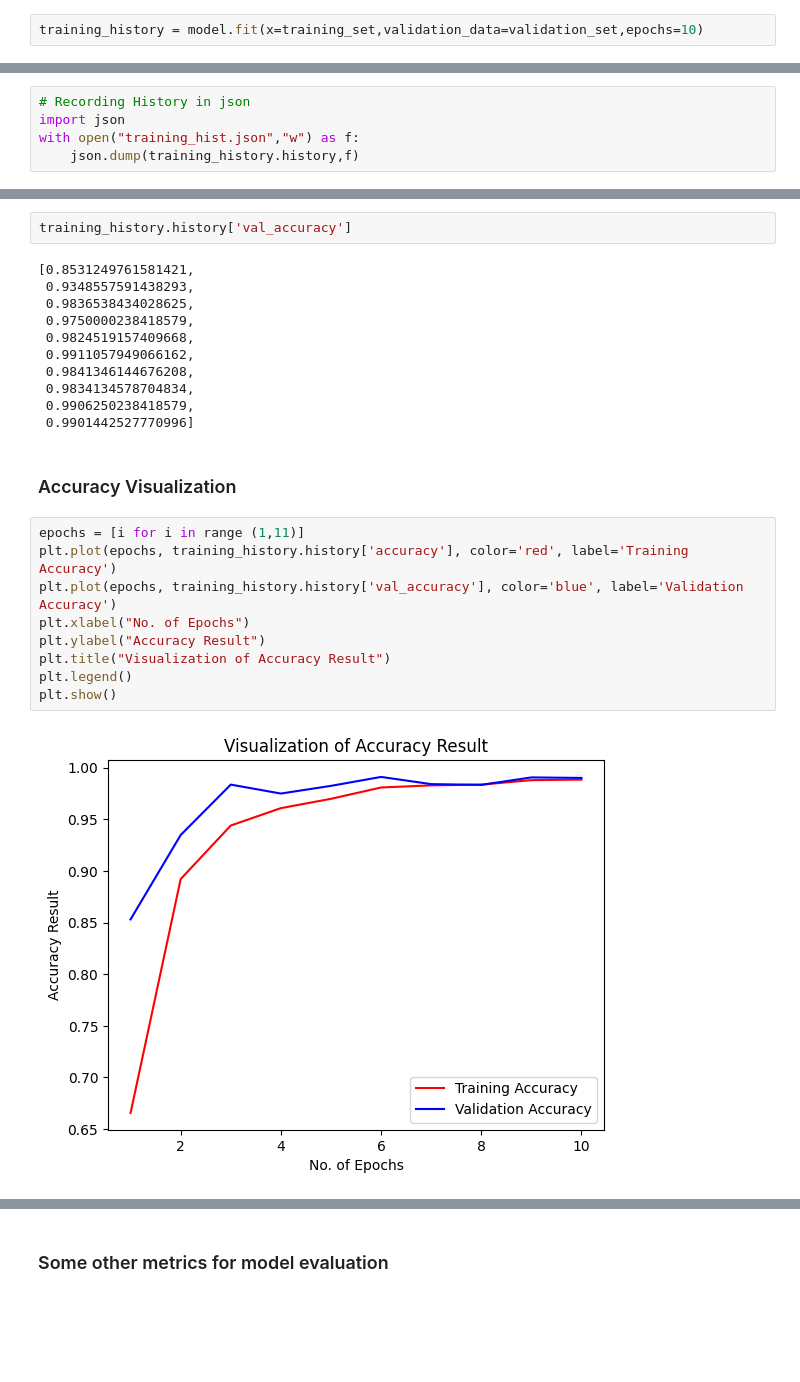
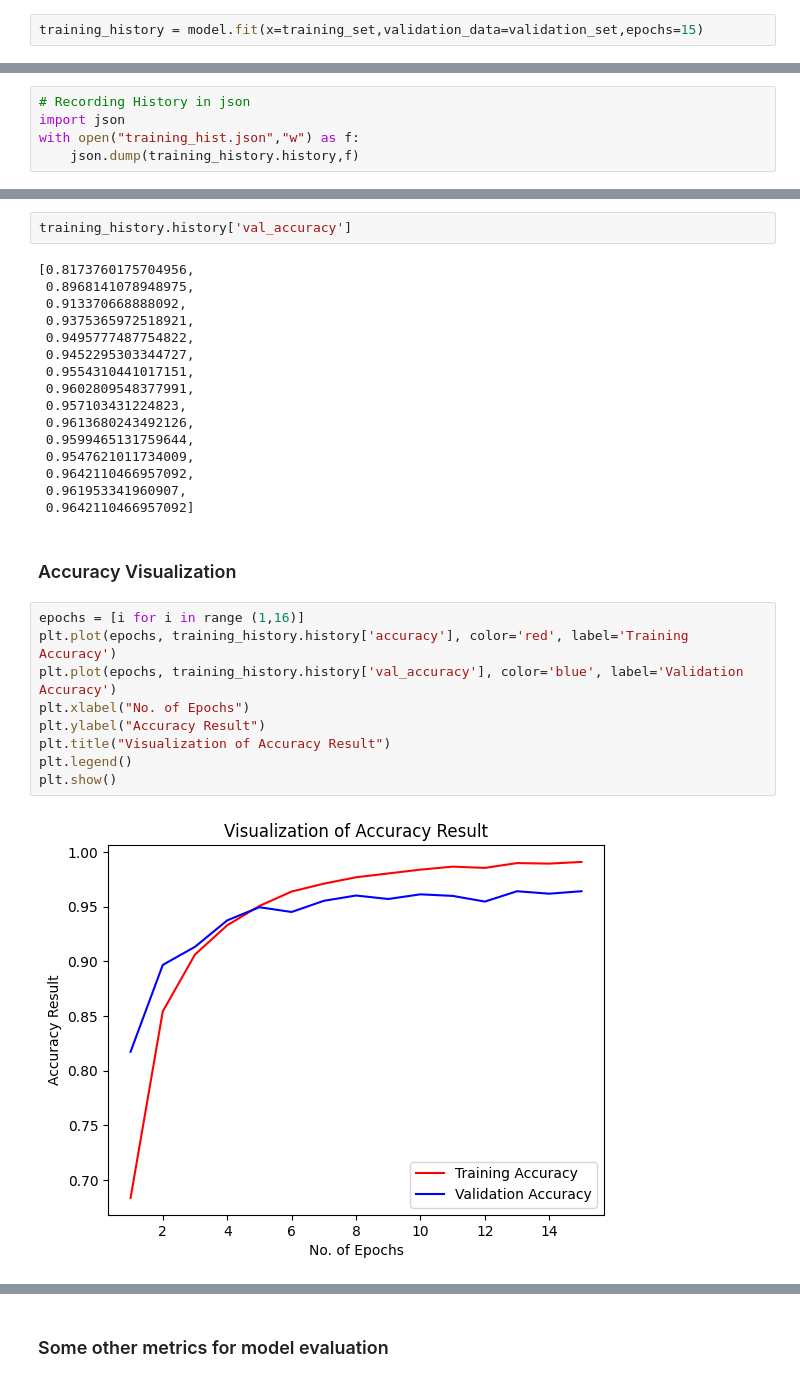
Before and after one commit to kavishka-igalagama/rice-disease-detection-model, a Jupyter notebook: Train_rice_disease.ipynb, the cells around one changed output, grey strips where cells are left out. Drawn from its saved outputs; the diff is of its cells as text; blank space fills up the shorter version.

```diff
--- a/Train_rice_disease.ipynb
+++ b/Train_rice_disease.ipynb
@@ -160,5 +160,5 @@ Model: "sequential"
 # %% [markdown]
 ## Training Model
 # %%
-training_history = model.fit(x=training_set,validation_data=validation_set,epochs=10)
+training_history = model.fit(x=training_set,validation_data=validation_set,epochs=15)
 # %% [output]
@@ -247,26 +249,31 @@ training_history.history['accuracy']
 # %%
 training_history.history['val_accuracy']
 # %% [output]
-[0.8531249761581421,
- 0.9348557591438293,
- 0.9836538434028625,
- 0.9750000238418579,
- 0.9824519157409668,
- 0.9911057949066162,
- 0.9841346144676208,
- 0.9834134578704834,
- 0.9906250238418579,
- 0.9901442527770996]
+[0.8173760175704956,
+ 0.8968141078948975,
+ 0.913370668888092,
+ 0.9375365972518921,
+ 0.9495777487754822,
+ 0.9452295303344727,
+ 0.9554310441017151,
+ 0.9602809548377991,
+ 0.957103431224823,
+ 0.9613680243492126,
+ 0.9599465131759644,
+ 0.9547621011734009,
+ 0.9642110466957092,
+ 0.961953341960907,
+ 0.9642110466957092]
 # %% [markdown]
 ### Accuracy Visualization
 # %%
-epochs = [i for i in range (1,11)]
+epochs = [i for i in range (1,16)]
 plt.plot(epochs, training_history.history['accuracy'], color='red', label='Training Accuracy')
 plt.plot(epochs, training_history.history['val_accuracy'], color='blue', label='Validation Accuracy')
 plt.xlabel("No. of Epochs")
 plt.ylabel("Accuracy Result")
 plt.title("Visualization of Accuracy Result")
 plt.legend()
 plt.show()
 # %% [output]
-[figure, old version]
+[figure, new version]
```
Also changed, not shown: parts of 21 cells of this notebook, 4 other files.
